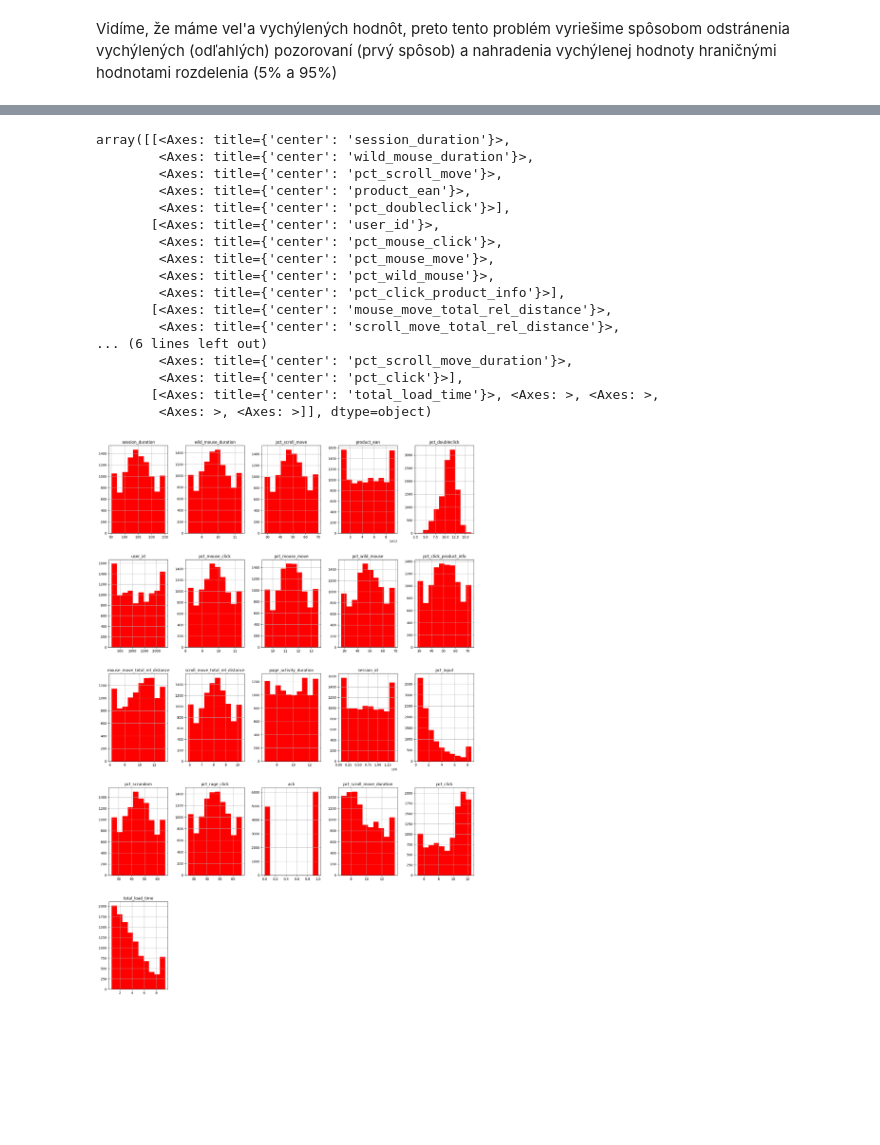
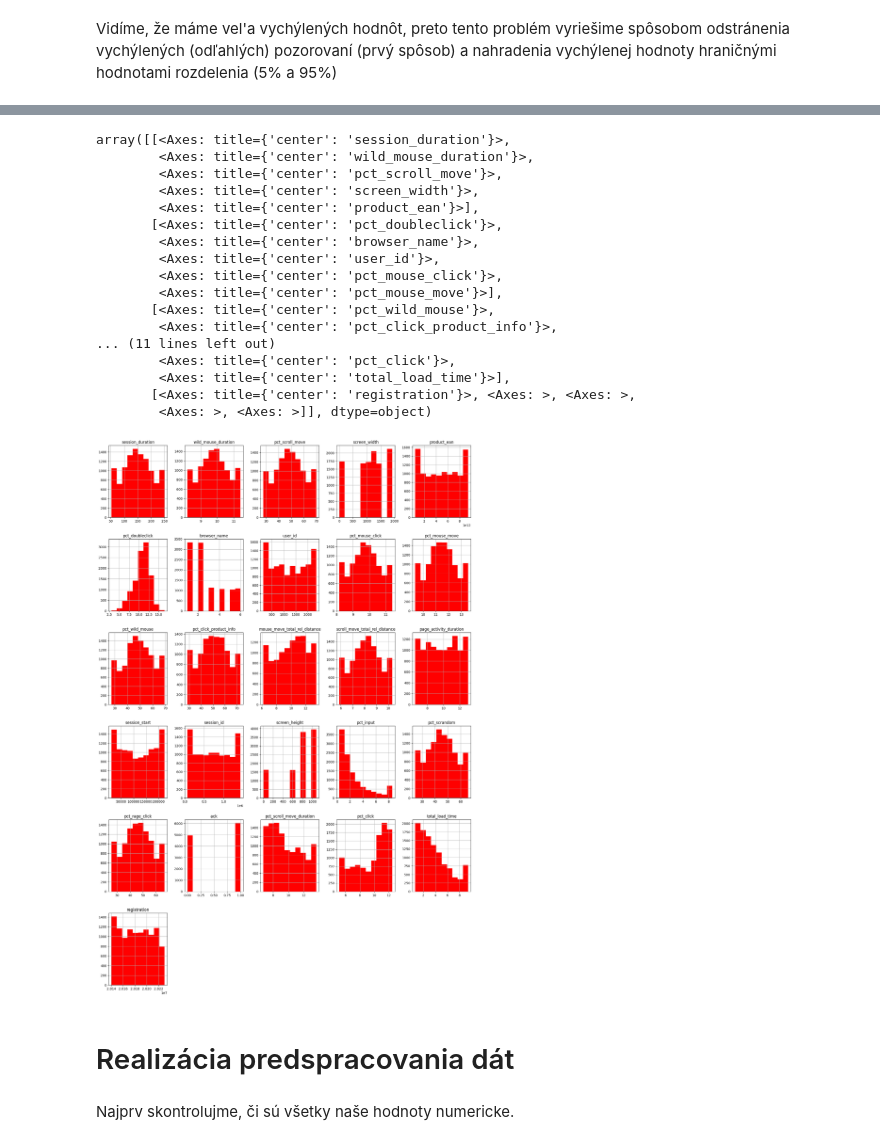
Before and after one commit to magnifiq/iau-project, a Jupyter notebook: Faza 2.ipynb, the cells around one changed output, grey strips where cells are left out. Cells and saved outputs as stored; diff of their text form; code cells hidden in the pictures; blank space fills up the shorter version.

Commit message:
Add data transformation, feature selection+correct 1st point

```diff
--- a/Faza 2.ipynb
+++ b/Faza 2.ipynb
@@ -222,23 +266,27 @@ for column_name in columns:
 # %%
 fig = plt.figure(figsize = (20,30))
 ax = fig.gca()
-merged_data.hist(ax = ax, color="red")
+filtered_data_replaced.hist(ax = ax, color="red")
 # %% [output]
 array([[<Axes: title={'center': 'session_duration'}>,
         <Axes: title={'center': 'wild_mouse_duration'}>,
         <Axes: title={'center': 'pct_scroll_move'}>,
-        <Axes: title={'center': 'product_ean'}>,
-        <Axes: title={'center': 'pct_doubleclick'}>],
-       [<Axes: title={'center': 'user_id'}>,
+        <Axes: title={'center': 'screen_width'}>,
+        <Axes: title={'center': 'product_ean'}>],
+       [<Axes: title={'center': 'pct_doubleclick'}>,
+        <Axes: title={'center': 'browser_name'}>,
+        <Axes: title={'center': 'user_id'}>,
         <Axes: title={'center': 'pct_mouse_click'}>,
-        <Axes: title={'center': 'pct_mouse_move'}>,
-        <Axes: title={'center': 'pct_wild_mouse'}>,
-        <Axes: title={'center': 'pct_click_product_info'}>],
-       [<Axes: title={'center': 'mouse_move_total_rel_distance'}>,
-        <Axes: title={'center': 'scroll_move_total_rel_distance'}>,
-... (6 lines left out)
-        <Axes: title={'center': 'pct_scroll_move_duration'}>,
-        <Axes: title={'center': 'pct_click'}>],
-       [<Axes: title={'center': 'total_load_time'}>, <Axes: >, <Axes: >,
+        <Axes: title={'center': 'pct_mouse_move'}>],
+       [<Axes: title={'center': 'pct_wild_mouse'}>,
+        <Axes: title={'center': 'pct_click_product_info'}>,
+... (11 lines left out)
+        <Axes: title={'center': 'pct_click'}>,
+        <Axes: title={'center': 'total_load_time'}>],
+       [<Axes: title={'center': 'registration'}>, <Axes: >, <Axes: >,
         <Axes: >, <Axes: >]], dtype=object)
-[figure, old version]
+[figure, new version]
+# %% [markdown]
+# Realizácia predspracovania dát
+# %% [markdown]
+Najprv skontrolujme, či sú všetky naše hodnoty numericke.
```
Also changed, not shown: parts of 49 cells of this notebook.
